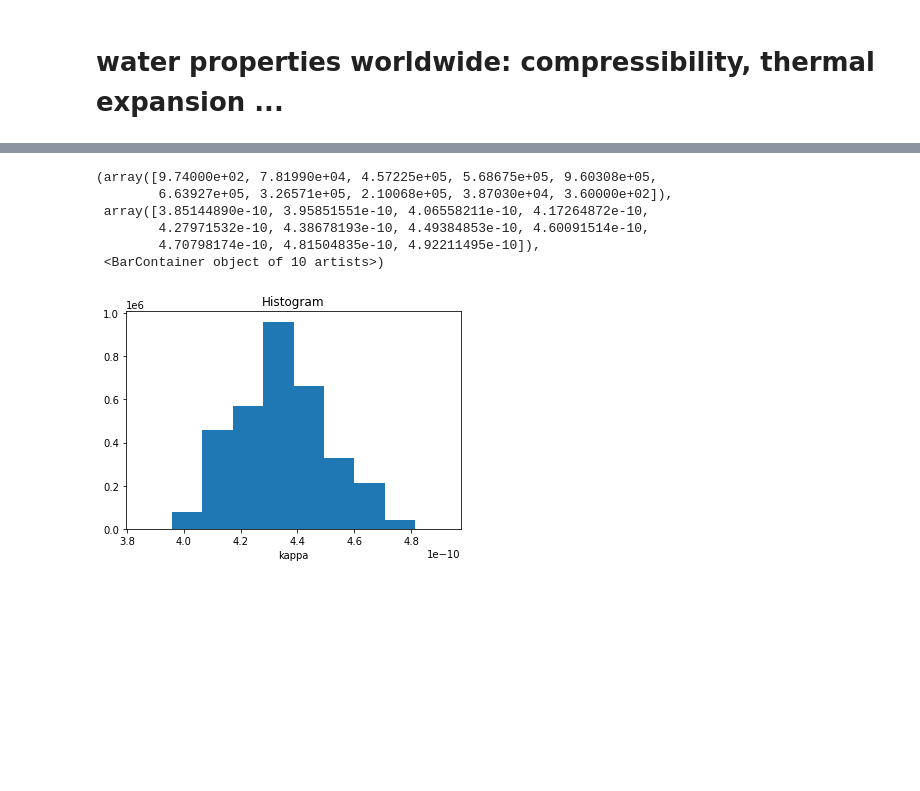
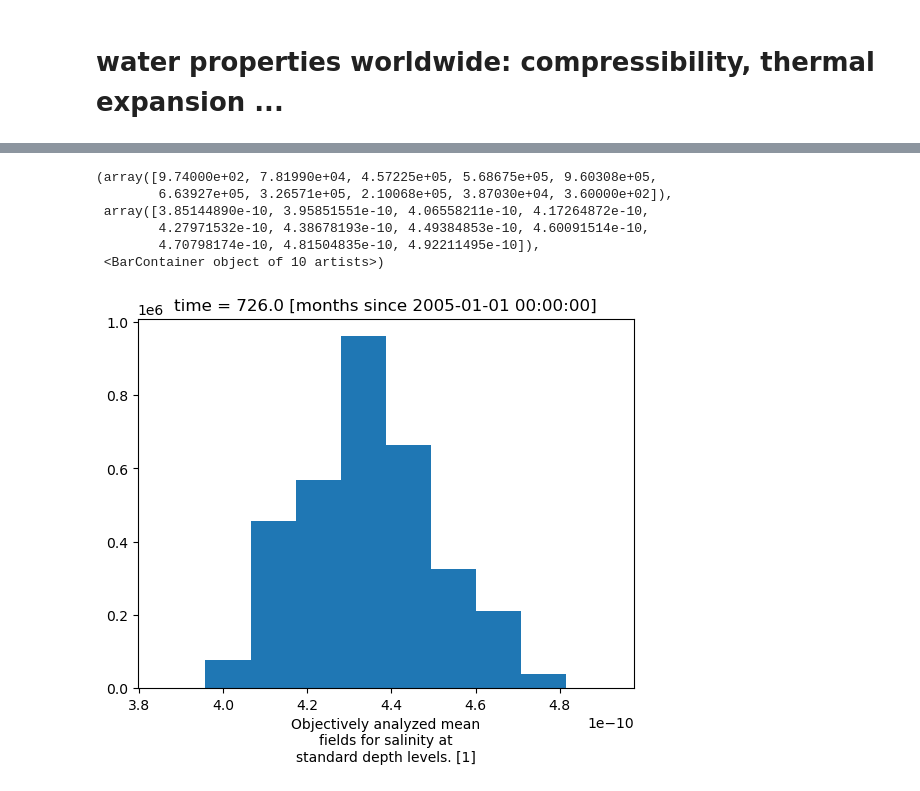
Before and after one commit to apatlpo/cognac, a Jupyter notebook: float_simulations/ocean_water_properties.ipynb, the cells around one changed output, grey strips where cells are left out. Saved outputs shown, nothing was run; the diff lists cells and outputs as text; code cells hidden in the pictures; blank space fills up the shorter version.

```diff
--- a/float_simulations/ocean_water_properties.ipynb
+++ b/float_simulations/ocean_water_properties.ipynb
@@ -28,6 +28,11 @@ Data variables:
 # %%
 t, s, lon, lat, p = xr.broadcast(woa.t_an, woa.s_an, woa.lon, woa.lat, woa.depth)
+# %%
+ds = xr.merge([t.rename("t"), s.rename("s"), p.rename("p")])
 # %%
-SA = gsw.SA_from_SP(s, p, lon, lat)
-CT = gsw.CT_from_t(SA, t, p)
-kappa = gsw.kappa(SA, CT, p) # isentropic compressibility of seawater 1/Pa
+ds["SA"] = gsw.SA_from_SP(ds["s"], ds["p"], ds.lon, ds.lat)
+ds["CT"] = gsw.CT_from_t(ds["SA"], ds["t"], ds["p"])
+
+ds["kappa"] = gsw.kappa(ds.SA, ds.CT, ds.p) # isentropic compressibility of seawater 1/Pa
+ds["alpha"] = gsw.alpha(ds.SA, ds.CT, ds.p)
+ds["beta"] = gsw.beta(ds.SA, ds.CT, ds.p)
@@ -38,11 +63,11 @@ kappa = xr.DataArray(kappa, coords=t.coords, dims=t.dims, name='kappa')
 # %%
-kappa.plot.hist()
+ds.kappa.plot.hist()
 # %% [output]
 (array([9.74000e+02, 7.81990e+04, 4.57225e+05, 5.68675e+05, 9.60308e+05,
         6.63927e+05, 3.26571e+05, 2.10068e+05, 3.87030e+04, 3.60000e+02]),
  array([3.85144890e-10, 3.95851551e-10, 4.06558211e-10, 4.17264872e-10,
         4.27971532e-10, 4.38678193e-10, 4.49384853e-10, 4.60091514e-10,
         4.70798174e-10, 4.81504835e-10, 4.92211495e-10]),
  <BarContainer object of 10 artists>)
-[figure, old version]
+[figure, new version]
 # %%
```
Also changed, not shown: parts of 7 cells of this notebook.
